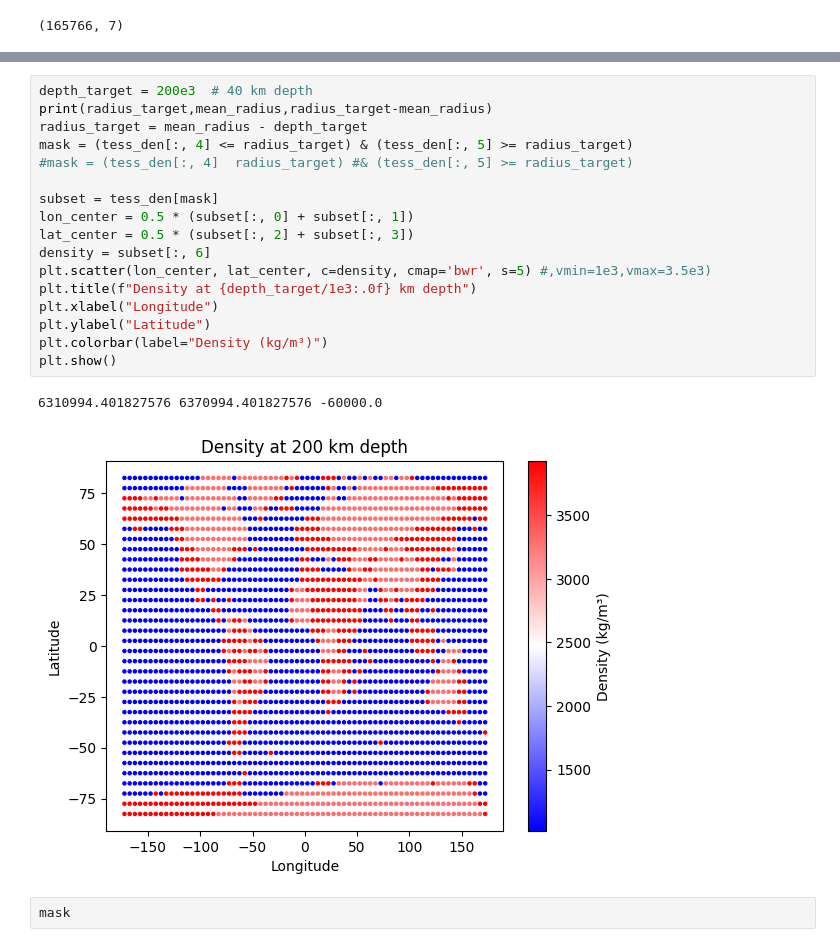
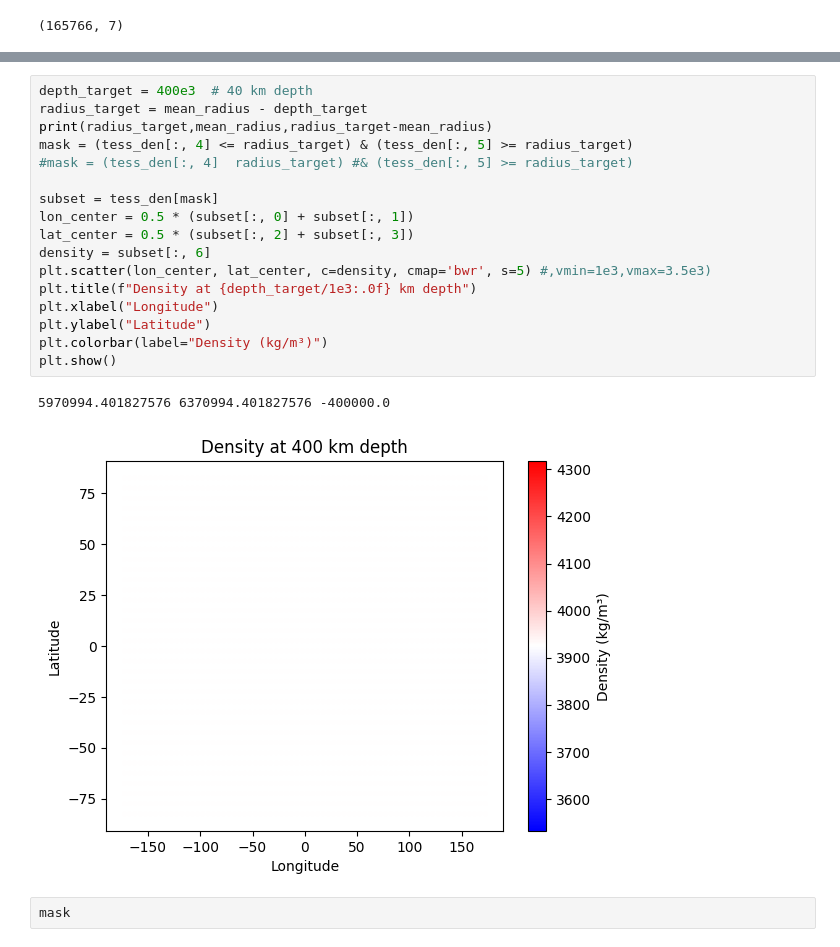
Before and after one commit to AmitavaDutta/gravity_tesseroids, a Jupyter notebook: gravity_distribution_tesseroids.ipynb, the cells around one changed output, grey strips where cells are left out. Saved outputs shown, nothing was run; the diff lists cells and outputs as text.

```diff
--- a/gravity_distribution_tesseroids.ipynb
+++ b/gravity_distribution_tesseroids.ipynb
@@ -420,23 +419,23 @@ plt.show()
 # %%
-depth_target = 200e3  # 40 km depth
+depth_target = 400e3  # 40 km depth
+radius_target = mean_radius - depth_target
 print(radius_target,mean_radius,radius_target-mean_radius)
-radius_target = mean_radius - depth_target
 mask = (tess_den[:, 4] <= radius_target) & (tess_den[:, 5] >= radius_target)
 #mask = (tess_den[:, 4]  radius_target) #& (tess_den[:, 5] >= radius_target)
 
 subset = tess_den[mask]
 lon_center = 0.5 * (subset[:, 0] + subset[:, 1])
 lat_center = 0.5 * (subset[:, 2] + subset[:, 3])
 density = subset[:, 6]
 plt.scatter(lon_center, lat_center, c=density, cmap='bwr', s=5) #,vmin=1e3,vmax=3.5e3)
 plt.title(f"Density at {depth_target/1e3:.0f} km depth")
 plt.xlabel("Longitude")
 plt.ylabel("Latitude")
 plt.colorbar(label="Density (kg/m³)")
 plt.show()
 # %% [output]
-6310994.401827576 6370994.401827576 -60000.0
+5970994.401827576 6370994.401827576 -400000.0
-[figure, old version]
+[figure, new version]
 # %%
 mask
 # %% [output]
```
Also changed, not shown: parts of 15 cells of this notebook.
